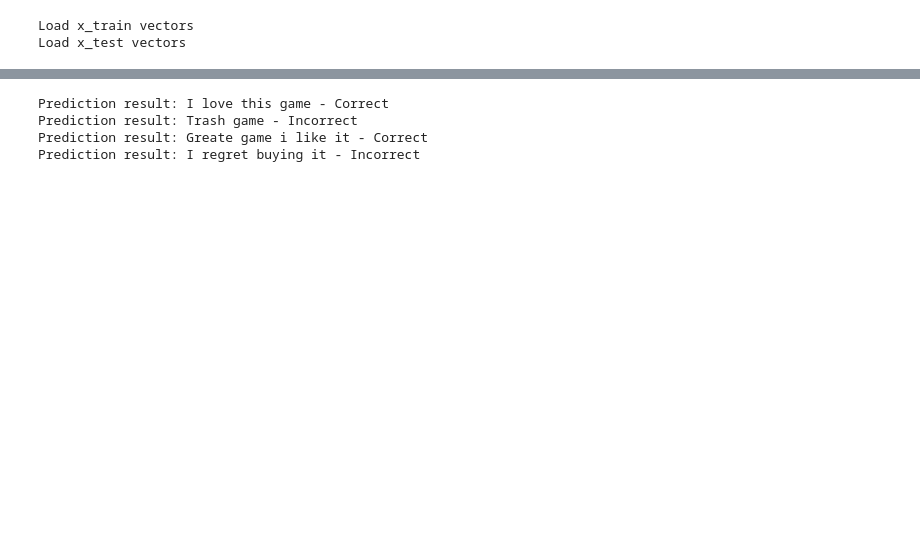
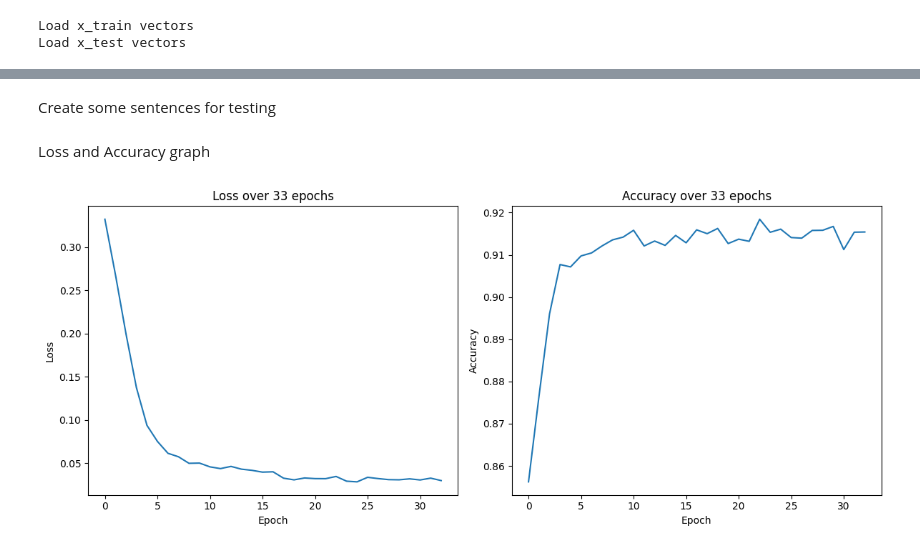
Before and after one commit to chymchym1905/Amazon-reviews-sentiment-classification, a Jupyter notebook: main.ipynb, the cells around one changed output, grey strips where cells are left out. Drawn from its saved outputs; the diff is of its cells as text; code cells hidden in the pictures; blank space fills up the shorter version.

```diff
--- a/main.ipynb
+++ b/main.ipynb
@@ -239,6 +296,7 @@ class CustomDataset(Dataset):
         return len(self.data)
 
     def __getitem__(self, idx):
+        """This function is called everytime we iterate through the dataloader"""
         # sample = {'data': self.data[idx], 'label': self.labels[idx]}
         return self.data.iloc[idx], self.labels[idx]
 # %%
@@ -368,13 +440,13 @@ for x,y,z in test_loader:
     predictions = model(x,y)
     # print(predictions)
     # print(z)
-    loss = criterion(predictions,z)
-    loss.backward()
+    # loss = criterion(predictions,z)
+    # loss.backward()
     # print(loss.item())
 
     result = (predictions>0).float()
     result = result[torch.all(result==z, dim=1)]
-    print(result)
+    # print(result)
     total_acc += len(result)
     total_count += len(z)
     print(f"{total_acc/total_count*100}%")
@@ -524,7 +589,11 @@ torch.save({
+# %% [markdown]
+Create some sentences for testing
 # %%
-test_sentence = 'I love this game'
-test_sentence2 = 'Trash game'
-data = [test_sentence, test_sentence2,'Greate game i like it','I regret buying it']
+test_sentence = 'i love this game'
+test_sentence2 = 'trash game'
+test_sentence3 = 'greate game i like it'
+test_sentence4 = 'i regret buying it'
+data = [test_sentence, test_sentence2, test_sentence3, test_sentence4]
 result = [1,0,1,0]
 column_names = ['text', 'positive']
 df = pd.DataFrame(list(zip(data, result)), columns=column_names)
@@ -535,17 +604,44 @@ evaluate = CustomDataset(text.apply(applyTransform),label.values)
 evaloader = DataLoader(evaluate,batch_size=1, collate_fn=custom_collate_fn)
 # %%
 torch.manual_seed(0)
+print(resume("model_Quadro_M1000M\Model_at_epoch_17.pth"))
+
 for batch, text in zip(evaloader,data):
     x,y,z= batch
     predictions = model(x,y)
 #     print(predictions)
-    result = predictions.argmax(1)==z
+    result = (predictions>0).float()
+    result = (result==z)
     if result == True:
         print(f'Prediction result: {text} - Correct')
     else:
         print(f'Prediction result: {text} - Incorrect')
-# %% [output]
-Prediction result: I love this game - Correct
-Prediction result: Trash game - Incorrect
-Prediction result: Greate game i like it - Correct
-Prediction result: I regret buying it - Incorrect
+# %% [markdown]
+Loss and Accuracy graph
+# %%
+with open('model_colab/accuracy_values.pkl', 'rb') as acc:
+    acc_array = pickle.load(acc)
+with open('model_colab/loss_values.pkl', 'rb') as loss:
+    loss_arrray = pickle.load(loss)
+
+epoch = range(len(loss_arrray))
+
+for i, x in enumerate(loss_arrray):
+    if type(x) is float:
+        continue
+    else: loss_arrray[i] = x.item()
+fig, ax = plt.subplots(1,2, figsize=(12,5))
+
+ax[0].plot(epoch, loss_arrray)
+ax[0].set_xlabel('Epoch')
+ax[0].set_ylabel('Loss')
+ax[0].set_title('Loss over 33 epochs')
+
+ax[1].plot(epoch, acc_array)
+ax[1].set_xlabel('Epoch')
+ax[1].set_ylabel('Accuracy')
+ax[1].set_title('Accuracy over 33 epochs')
+plt.tight_layout()
+plt.show()
+# %% [output]
+[figure, added]
```
Also changed, not shown: parts of 43 cells of this notebook, 15 other files.
